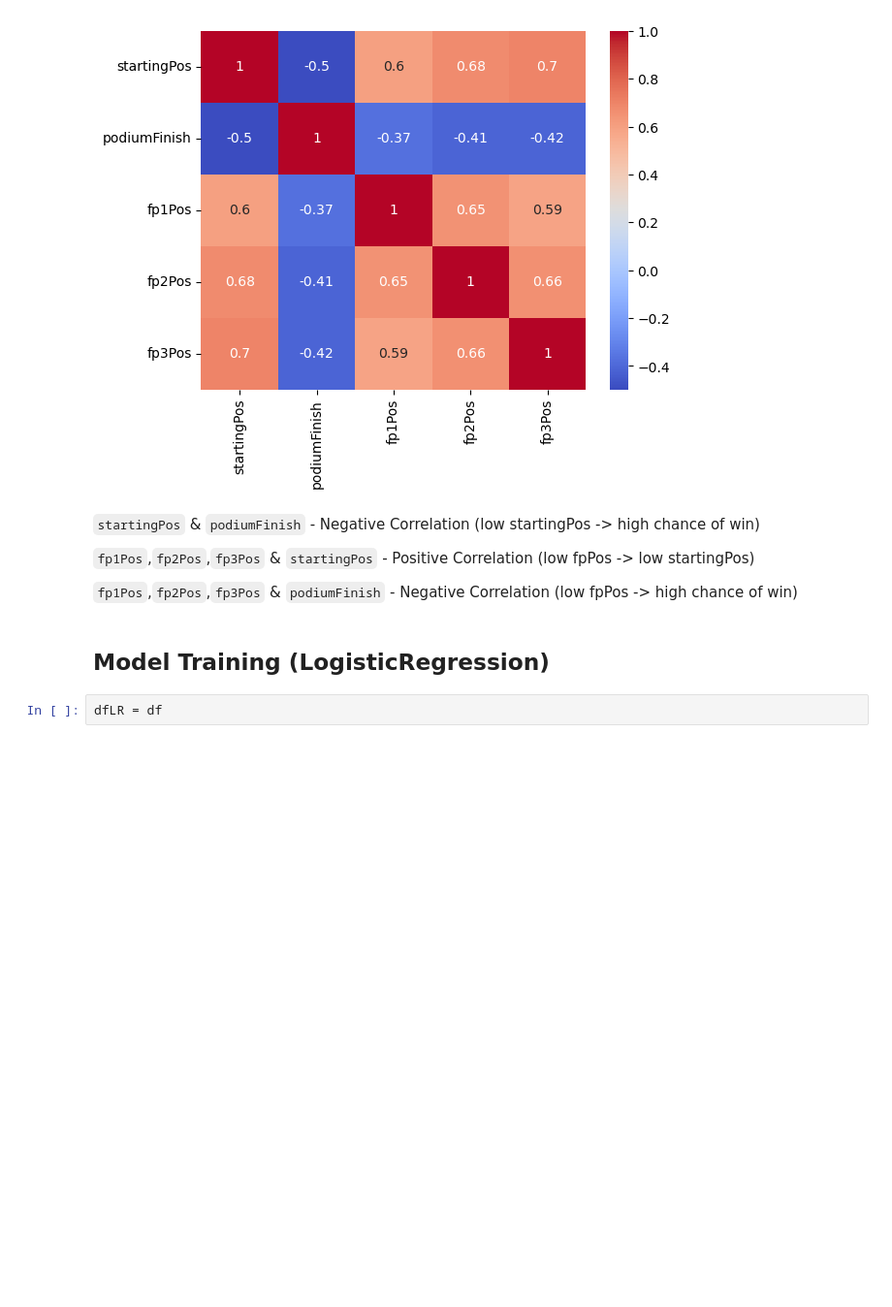
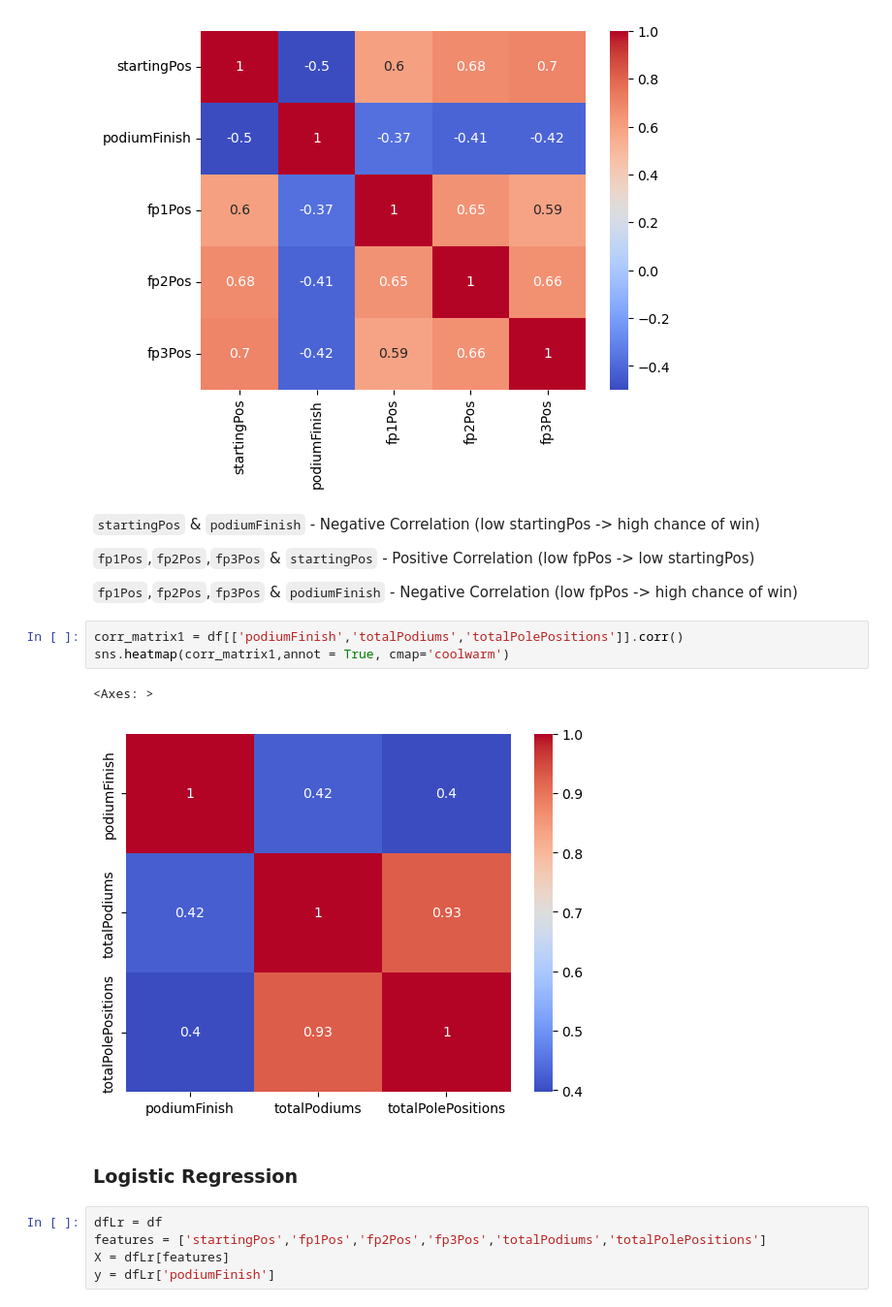
Before and after one commit to BaghettiGH/Predict-F1-Podium, a Jupyter notebook: F1WinnerPrediction.ipynb, the cells around one changed output. Shown: that part at 97% size. Saved outputs shown, nothing was run; the diff lists cells and outputs as text; blank space fills up the shorter version.

Commit message:
LogisticRegression [OK]

```diff
--- a/F1WinnerPrediction.ipynb
+++ b/F1WinnerPrediction.ipynb
@@ -188,7 +188,16 @@ sns.heatmap(corr_matrix,annot = True, cmap='coolwarm')
 `fp1Pos`,`fp2Pos`,`fp3Pos` & `startingPos` - Positive Correlation (low fpPos -> low startingPos)
 
 `fp1Pos`,`fp2Pos`,`fp3Pos` & `podiumFinish` - Negative Correlation (low fpPos -> high chance of win)
-# %% [markdown]
-## Model Training (LogisticRegression)
-# %%
-dfLR = df
+# %%
+corr_matrix1 = df[['podiumFinish','totalPodiums','totalPolePositions']].corr()
+sns.heatmap(corr_matrix1,annot = True, cmap='coolwarm')
+# %% [output]
+<Axes: >
+[figure, added]
+# %% [markdown]
+### Logistic Regression
+# %%
+dfLr = df
+features = ['startingPos','fp1Pos','fp2Pos','fp3Pos','totalPodiums','totalPolePositions']
+X = dfLr[features]
+y = dfLr['podiumFinish']
```
Also changed, not shown: parts of 8 cells of this notebook.
